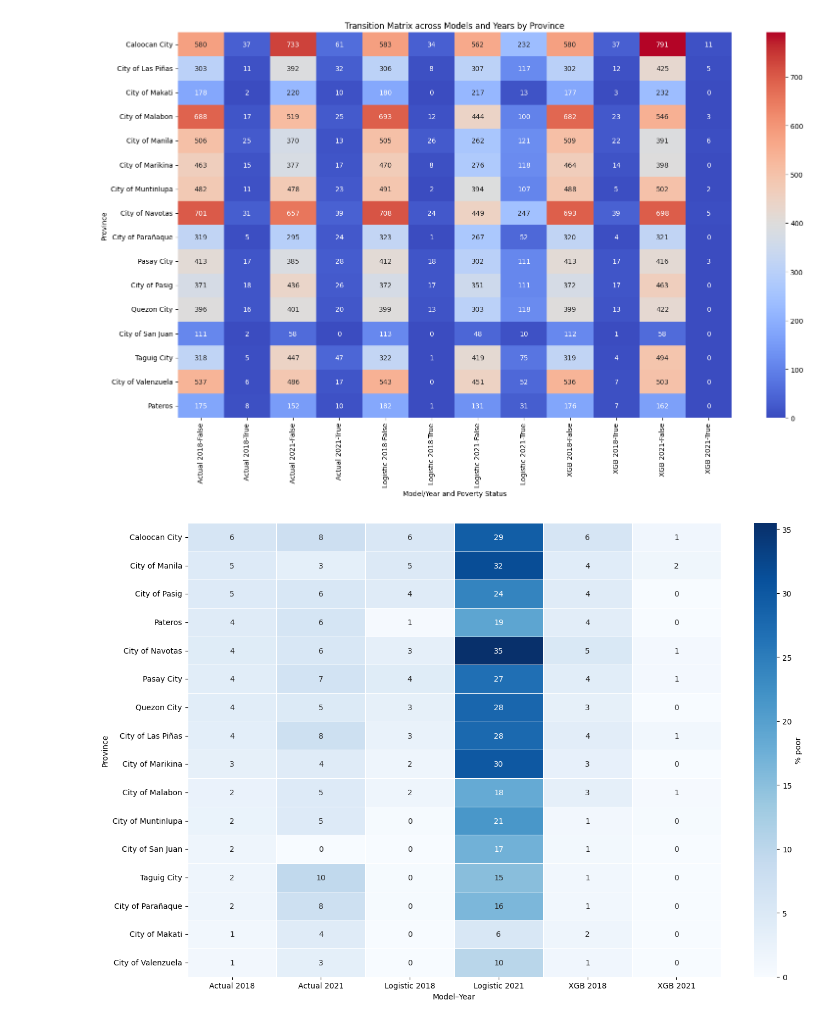
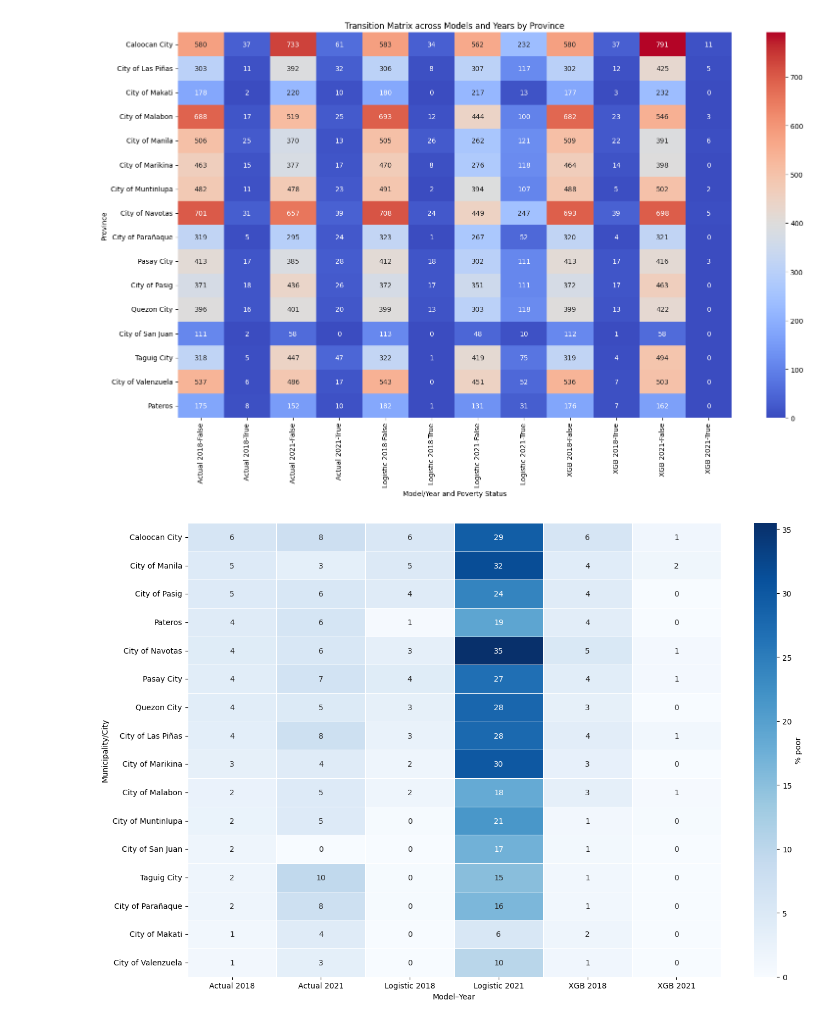
Before and after one commit to ruhamakrupinski/master-thesis, a Jupyter notebook: PMT2_OCC.ipynb, the cells around one changed output. Cells and saved outputs as stored; diff of their text form; code cells hidden in the pictures.

```diff
--- a/PMT2_OCC.ipynb
+++ b/PMT2_OCC.ipynb
@@ -1750,7 +1218,7 @@ for c in cat_vars:
     df_21[c] = df_21[c].astype(cat_type)
 
 
-for df in [df_21, df_18, census_survey_occ]:
+for df in [df_21, df_18]:
     # 1. Ensure categorical columns are set correctly
     for c in cat_vars:
         df[c] = df[c].astype("category")
@@ -2889,32 +2109,32 @@ def pct_true_by_province(df, prov_col, status_col):
             .unstack(fill_value=0)                    # columns: False/True (or 0/1)
          )
     # make sure we pick the "True" column robustly
     true_col = True if True in vc.columns else 1
     return vc[true_col] * 100.0                      # percentage poor
 
 pct = pd.concat({
     "Actual 2018":   pct_true_by_province(df_pmt2_18, "RPROV", "POOR_18"),
     "Actual 2021":   pct_true_by_province(df_pmt2_21, "RPROV", "POOR_21"),
     "Logistic 2018": pct_true_by_province(df_pmt2_18, "RPROV", "poor_final_w"),
     "Logistic 2021": pct_true_by_province(df_pmt2_21, "RPROV", "poor_final_w"),
     "XGB 2018":      pct_true_by_province(df_18,      "RPROV", "xgb_is_poor_w"),
     "XGB 2021":      pct_true_by_province(df_21,      "RPROV", "xgb_is_poor_w"),
 }, axis=1)
 
 # nice province names + optional row order
 pct.index = pct.index.map(number_to_name)
 pct = pct.sort_values("Actual 2018", ascending=False)
 
 plt.figure(figsize=(14,9))
 ax = sns.heatmap(
     pct, annot=True, fmt=".0f", cmap="Blues",
     linewidths=0.5, linecolor="white",
     cbar_kws={"label":"% poor"}
 )
 # ax.set_title("Share of households classified as poor, by province and model–year")
-ax.set_xlabel("Model–Year"); ax.set_ylabel("Province")
+ax.set_xlabel("Model–Year"); ax.set_ylabel("Municipality/City")
 plt.tight_layout()
 plt.savefig("picture/poverty_share_by_province_heatmap.png", dpi=150)
 plt.show()
 # %% [output]
-[figure, old version]
+[figure, new version]
```
Also changed, not shown: parts of 47 cells of this notebook, 12 other files.
